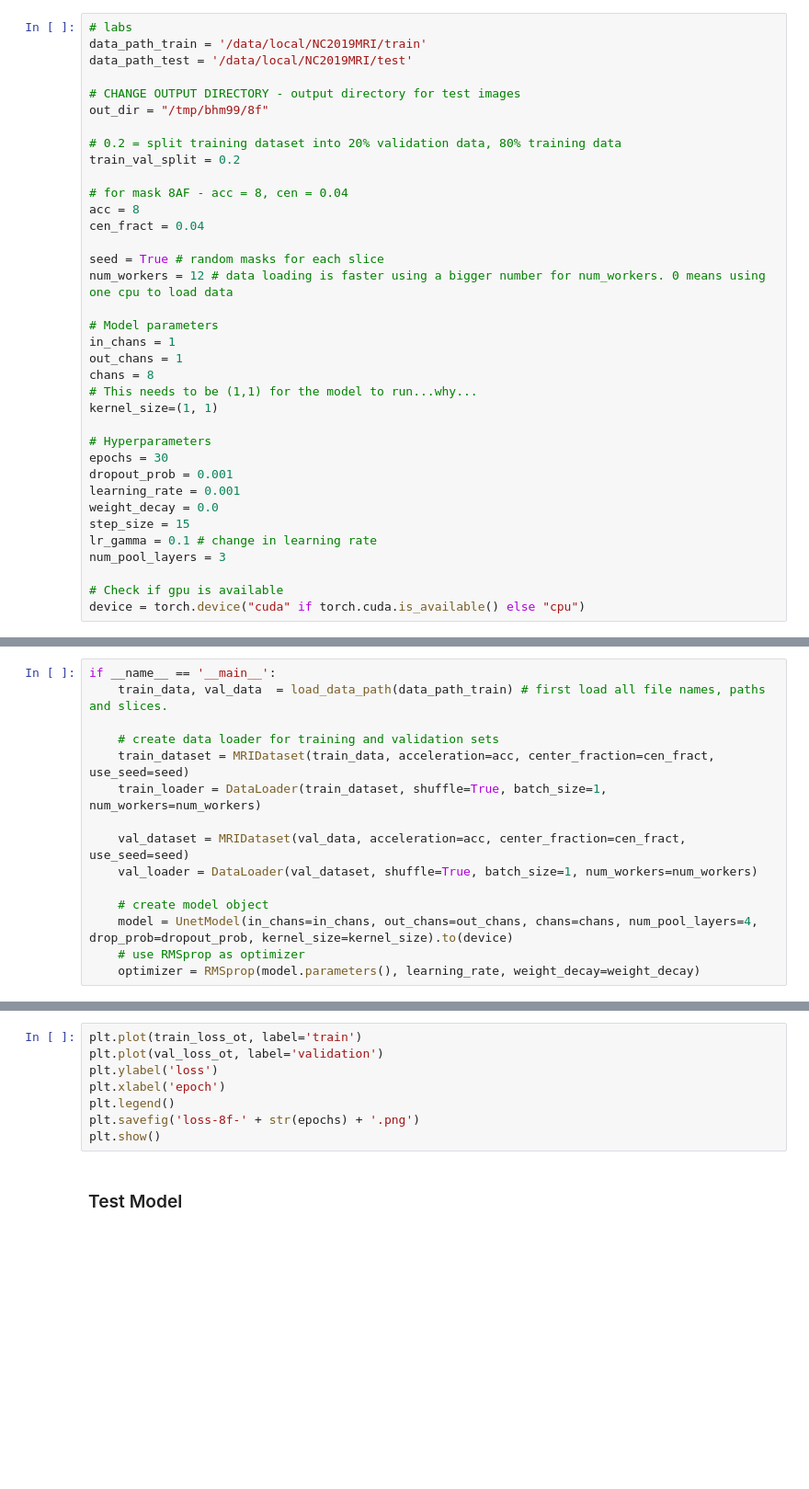
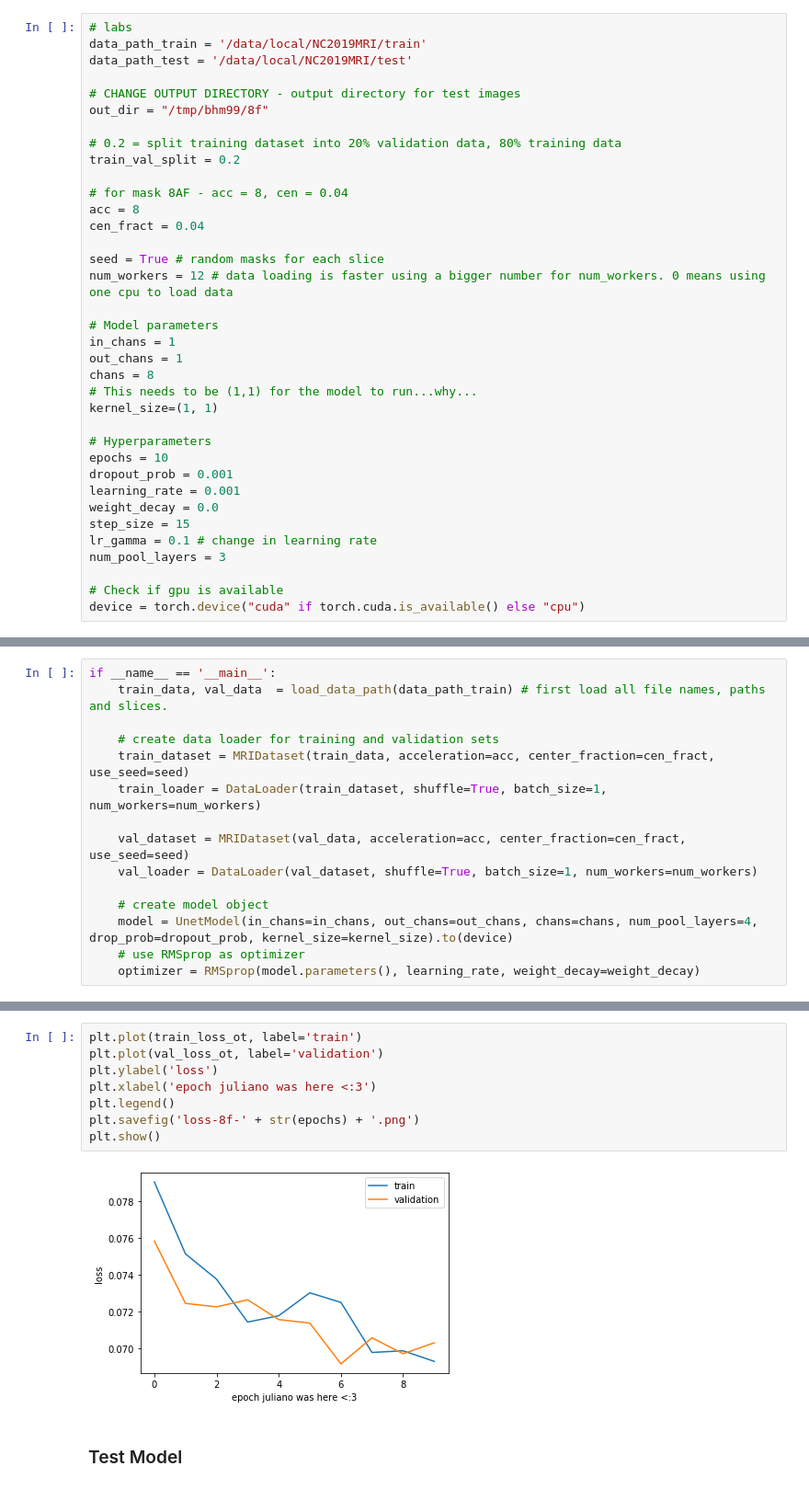
Before and after one commit to bmistry12/fastmri-reconstruction, a Jupyter notebook: unet-model-8f.ipynb, the cells around one changed output, grey strips where cells are left out. Shown: that part at 92% size. Drawn from its saved outputs; the diff is of its cells as text; blank space fills up the shorter version.

Commit message:
running 8f for 10 epochs

```diff
--- a/unet-model-8f.ipynb
+++ b/unet-model-8f.ipynb
@@ -45,7 +45,7 @@ chans = 8
 kernel_size=(1, 1)
 
 # Hyperparameters
-epochs = 30
+epochs = 10
 dropout_prob = 0.001
 learning_rate = 0.001
 weight_decay = 0.0
@@ -350,11 +389,13 @@ for epoch in range(current_epoch, epochs):
 # %%
 plt.plot(train_loss_ot, label='train')
 plt.plot(val_loss_ot, label='validation')
 plt.ylabel('loss')
-plt.xlabel('epoch')
+plt.xlabel('epoch juliano was here <:3')
 plt.legend()
 plt.savefig('loss-8f-' + str(epochs) + '.png')
 plt.show()
+# %% [output]
+[figure, added]
 # %% [markdown]
 ### Test Model
 # %%
```
Also changed, not shown: parts of 3 cells of this notebook, 1 other file.
